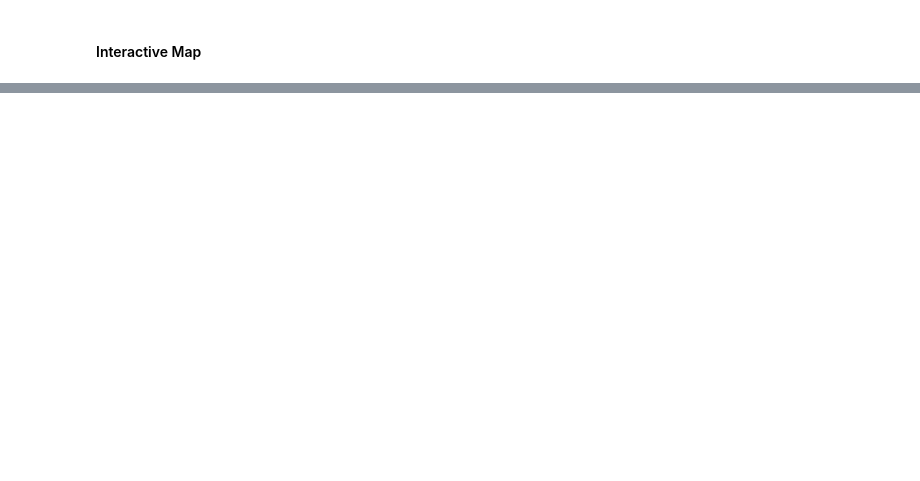
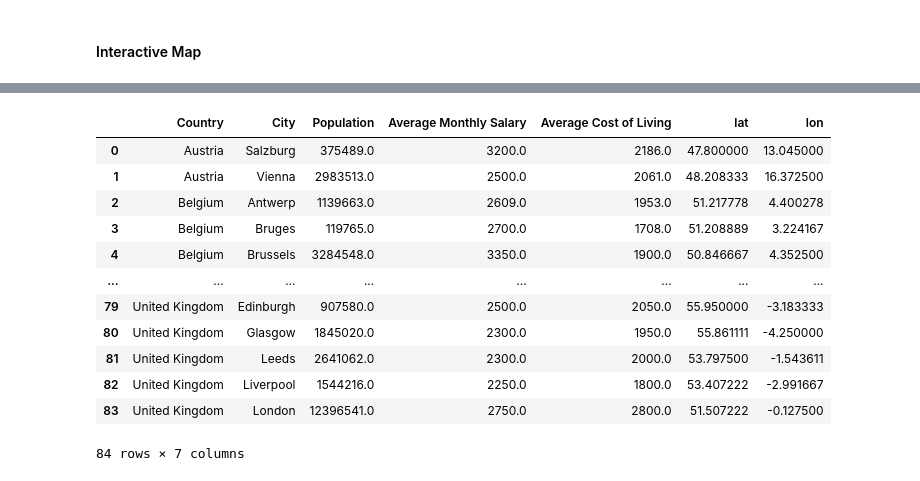
Before and after one commit to amdbsilva/Programming-for-Data-Science-Project, a Jupyter notebook: PDS_project.ipynb, the cells around one changed output, grey strips where cells are left out. Saved outputs shown, nothing was run; the diff lists cells and outputs as text; code cells hidden in the pictures; blank space fills up the shorter version.

```diff
--- a/PDS_project.ipynb
+++ b/PDS_project.ipynb
@@ -662,2 +769,53 @@ NameError: name 'netflix' is not defined
+# %%
+# convert from one coordinates
+import re
+
+def dms_to_dd(dms_str):
+    """
+    Converts a coordinate string (e.g., '40°42′46″N') to Decimal Degrees (float).
+    """
+    if not isinstance(dms_str, str) or not dms_str.strip():
+        return None
+
+    # Use regex to find degrees, minutes, seconds, and direction
+    match = re.match(r"(\d+)\s*°\s*(\d*)\s*['′]?\s*(\d*\.?\d*)\s*[\"″]?\s*([NSEWO])?", dms_str.strip())
+
+    if match:
+        degrees = float(match.group(1))
+        minutes = float(match.group(2) or 0)
+        seconds = float(match.group(3) or 0)
+        direction = match.group(4)
+
+        # Calculate decimal degree
+        dd = degrees + minutes / 60 + seconds / 3600
+
+        # Apply sign for South and West (Oeste/Oost)
+        if direction in ('S', 'W', 'O'):
+            dd = -dd
+
+        return dd
+    else:
+        try:
+            return float(dms_str)
+        except ValueError:
+            return None
+
+city['lat'] = city['lat'].apply(dms_to_dd)
+city['lon'] = city['lon'].apply(dms_to_dd)
+city
+# %% [output]
+|  | Country | City | Population | Average Monthly Salary | Average Cost of Living | lat | lon |
+| 0 | Austria | Salzburg | 375489.0 | 3200.0 | 2186.0 | 47.800000 | 13.045000 |
+| 1 | Austria | Vienna | 2983513.0 | 2500.0 | 2061.0 | 48.208333 | 16.372500 |
+| 2 | Belgium | Antwerp | 1139663.0 | 2609.0 | 1953.0 | 51.217778 | 4.400278 |
+| 3 | Belgium | Bruges | 119765.0 | 2700.0 | 1708.0 | 51.208889 | 3.224167 |
+| 4 | Belgium | Brussels | 3284548.0 | 3350.0 | 1900.0 | 50.846667 | 4.352500 |
+| ... | ... | ... | ... | ... | ... | ... | ... |
+| 79 | United Kingdom | Edinburgh | 907580.0 | 2500.0 | 2050.0 | 55.950000 | -3.183333 |
+| 80 | United Kingdom | Glasgow | 1845020.0 | 2300.0 | 1950.0 | 55.861111 | -4.250000 |
+| 81 | United Kingdom | Leeds | 2641062.0 | 2300.0 | 2000.0 | 53.797500 | -1.543611 |
+| 82 | United Kingdom | Liverpool | 1544216.0 | 2250.0 | 1800.0 | 53.407222 | -2.991667 |
+| 83 | United Kingdom | London | 12396541.0 | 2750.0 | 2800.0 | 51.507222 | -0.127500 |
+84 rows × 7 columns
 # %%
 fig = px.scatter_geo(
```
Also changed, not shown: parts of 12 cells of this notebook.
